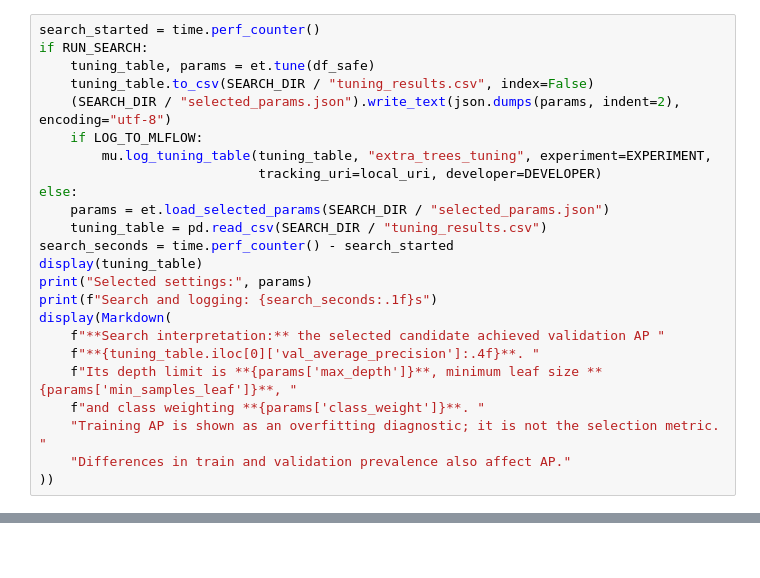
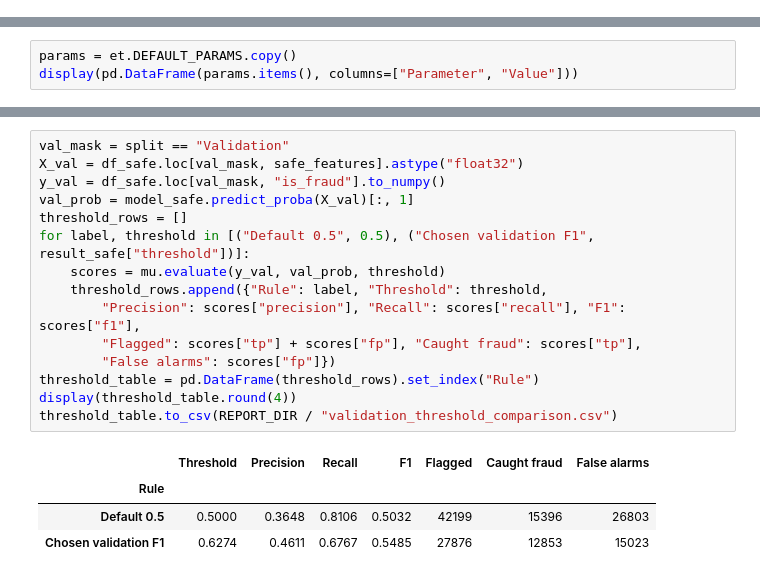
Before and after one commit to ABBYKETING/MLOps_CA1_group5, a Jupyter notebook: notebooks/extra_trees_chu.ipynb, the cells around one changed output, grey strips where cells are left out. Drawn from its saved outputs; the diff is of its cells as text; blank space fills up the shorter version.

Commit message:
feat: align Extra Trees baseline and analysis #31 #32 #33 #34

```diff
--- a/notebooks/extra_trees_chu.ipynb
+++ b/notebooks/extra_trees_chu.ipynb
@@ -217,24 +167,0 @@ Rank by **validation AP**, a threshold-independent measure suited to imbalanced
-# %%
-search_started = time.perf_counter()
-if RUN_SEARCH:
-    tuning_table, params = et.tune(df_safe)
-    tuning_table.to_csv(SEARCH_DIR / "tuning_results.csv", index=False)
-    (SEARCH_DIR / "selected_params.json").write_text(json.dumps(params, indent=2), encoding="utf-8")
-    if LOG_TO_MLFLOW:
-        mu.log_tuning_table(tuning_table, "extra_trees_tuning", experiment=EXPERIMENT,
-                            tracking_uri=local_uri, developer=DEVELOPER)
-else:
-    params = et.load_selected_params(SEARCH_DIR / "selected_params.json")
-    tuning_table = pd.read_csv(SEARCH_DIR / "tuning_results.csv")
-search_seconds = time.perf_counter() - search_started
-display(tuning_table)
-print("Selected settings:", params)
-print(f"Search and logging: {search_seconds:.1f}s")
-display(Markdown(
-    f"**Search interpretation:** the selected candidate achieved validation AP "
-    f"**{tuning_table.iloc[0]['val_average_precision']:.4f}**. "
-    f"Its depth limit is **{params['max_depth']}**, minimum leaf size **{params['min_samples_leaf']}**, "
-    f"and class weighting **{params['class_weight']}**. "
-    "Training AP is shown as an overfitting diagnostic; it is not the selection metric. "
-    "Differences in train and validation prevalence also affect AP."
-))
@@ -514,0 +219,3 @@ python src/extra_trees_chu.py --selected-params outputs/extra_trees_chu/selected
+# %%
+params = et.DEFAULT_PARAMS.copy()
+display(pd.DataFrame(params.items(), columns=["Parameter", "Value"]))
@@ -514,0 +322,20 @@ python src/extra_trees_chu.py --selected-params outputs/extra_trees_chu/selected
+# %%
+val_mask = split == "Validation"
+X_val = df_safe.loc[val_mask, safe_features].astype("float32")
+y_val = df_safe.loc[val_mask, "is_fraud"].to_numpy()
+val_prob = model_safe.predict_proba(X_val)[:, 1]
+threshold_rows = []
+for label, threshold in [("Default 0.5", 0.5), ("Chosen validation F1", result_safe["threshold"])]:
+    scores = mu.evaluate(y_val, val_prob, threshold)
+    threshold_rows.append({"Rule": label, "Threshold": threshold,
+        "Precision": scores["precision"], "Recall": scores["recall"], "F1": scores["f1"],
+        "Flagged": scores["tp"] + scores["fp"], "Caught fraud": scores["tp"],
+        "False alarms": scores["fp"]})
+threshold_table = pd.DataFrame(threshold_rows).set_index("Rule")
+display(threshold_table.round(4))
+threshold_table.to_csv(REPORT_DIR / "validation_threshold_comparison.csv")
+# %% [output]
+|  | Threshold | Precision | Recall | F1 | Flagged | Caught fraud | False alarms |
+| Rule |  |  |  |  |  |  |  |
+| Default 0.5 | 0.5000 | 0.3648 | 0.8106 | 0.5032 | 42199 | 15396 | 26803 |
+| Chosen validation F1 | 0.6274 | 0.4611 | 0.6767 | 0.5485 | 27876 | 12853 | 15023 |
```
Also changed, not shown: parts of 84 cells of this notebook, 2 other files.
